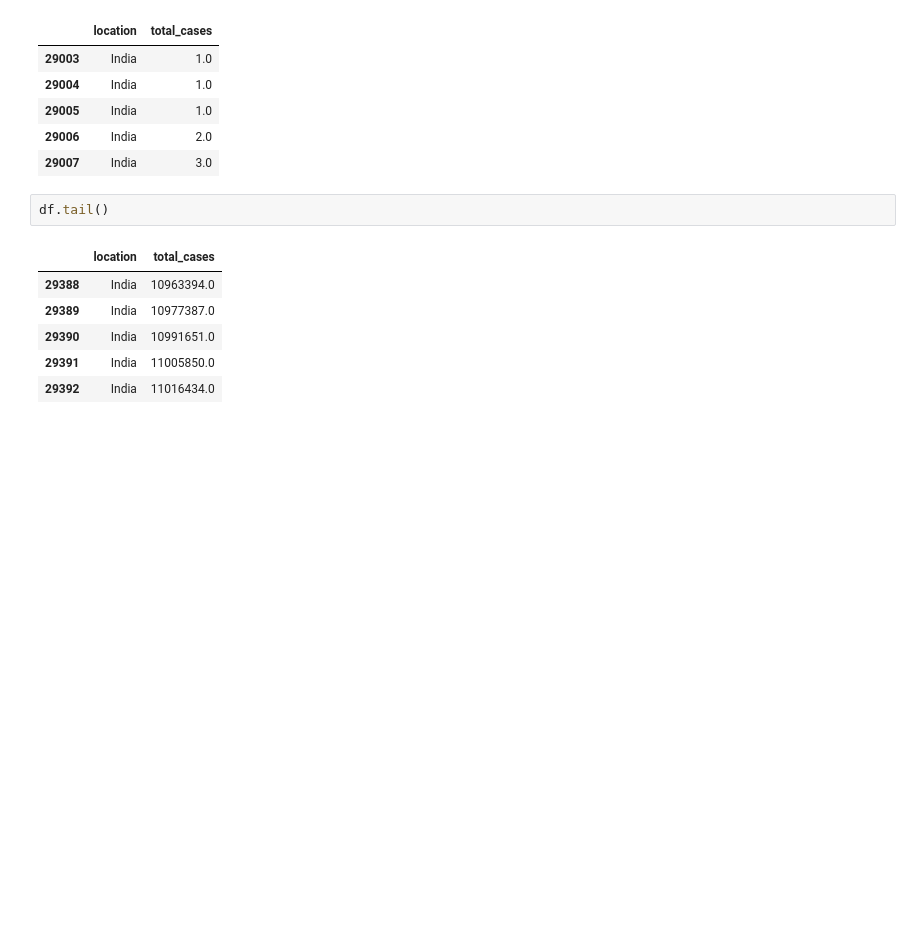
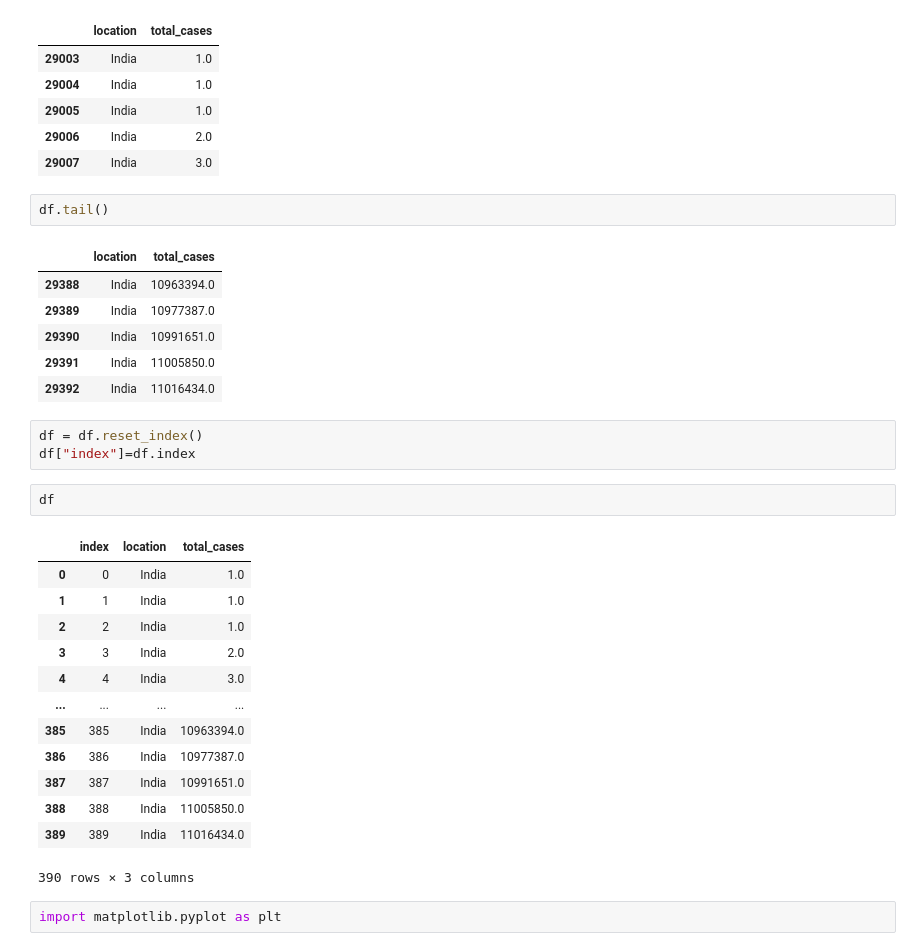
Before and after one commit to Indranil-Sarmah/Prediction-Model-for-Total-imminent-Coronavirus-cases-in-India, a Jupyter notebook: Using_polynomial_regression_for_predicting_the_Total_imminent_Coronavirus_cases_in_India.ipynb, the cells around one changed output. Drawn from its saved outputs; the diff is of its cells as text; blank space fills up the shorter version.

```diff
--- a/Using_polynomial_regression_for_predicting_the_Total_imminent_Coronavirus_cases_in_India.ipynb
+++ b/Using_polynomial_regression_for_predicting_the_Total_imminent_Coronavirus_cases_in_India.ipynb
@@ -85,3 +85,24 @@ df.tail()
 | 29390 | India | 10991651.0 |
 | 29391 | India | 11005850.0 |
 | 29392 | India | 11016434.0 |
+# %%
+df = df.reset_index()
+df["index"]=df.index
+# %%
+df
+# %% [output]
+|  | index | location | total_cases |
+| 0 | 0 | India | 1.0 |
+| 1 | 1 | India | 1.0 |
+| 2 | 2 | India | 1.0 |
+| 3 | 3 | India | 2.0 |
+| 4 | 4 | India | 3.0 |
+| ... | ... | ... | ... |
+| 385 | 385 | India | 10963394.0 |
+| 386 | 386 | India | 10977387.0 |
+| 387 | 387 | India | 10991651.0 |
+| 388 | 388 | India | 11005850.0 |
+| 389 | 389 | India | 11016434.0 |
+390 rows × 3 columns
+# %%
+import matplotlib.pyplot as plt
```
Also changed, not shown: parts of 2 cells of this notebook.
